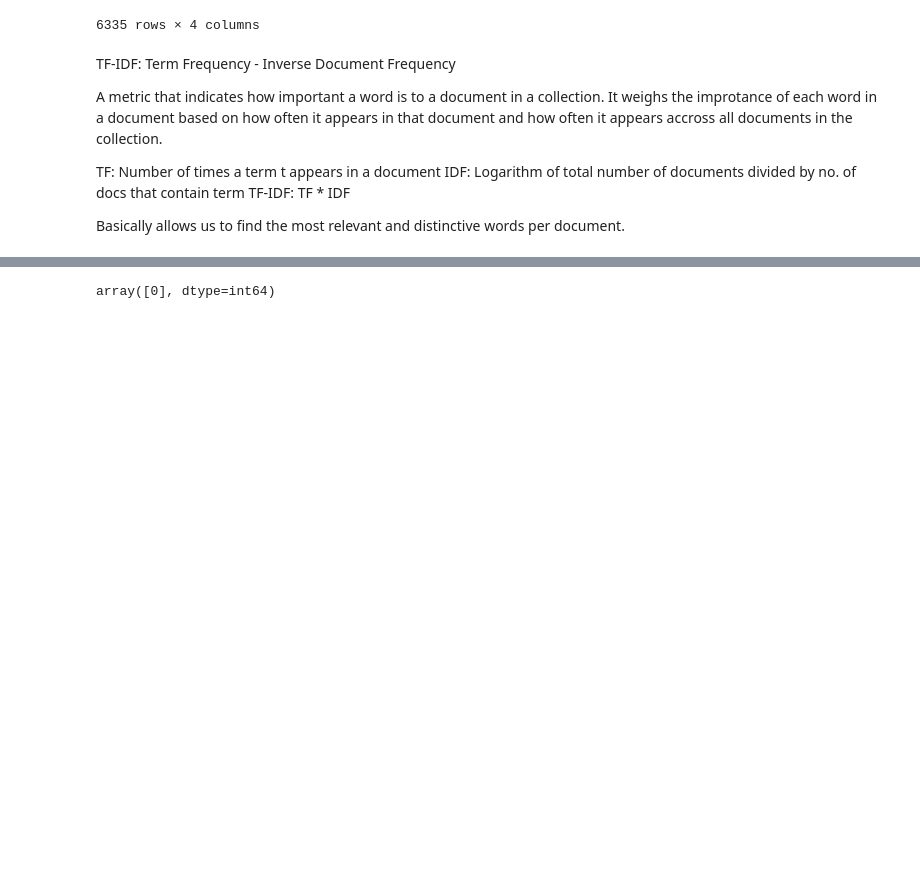
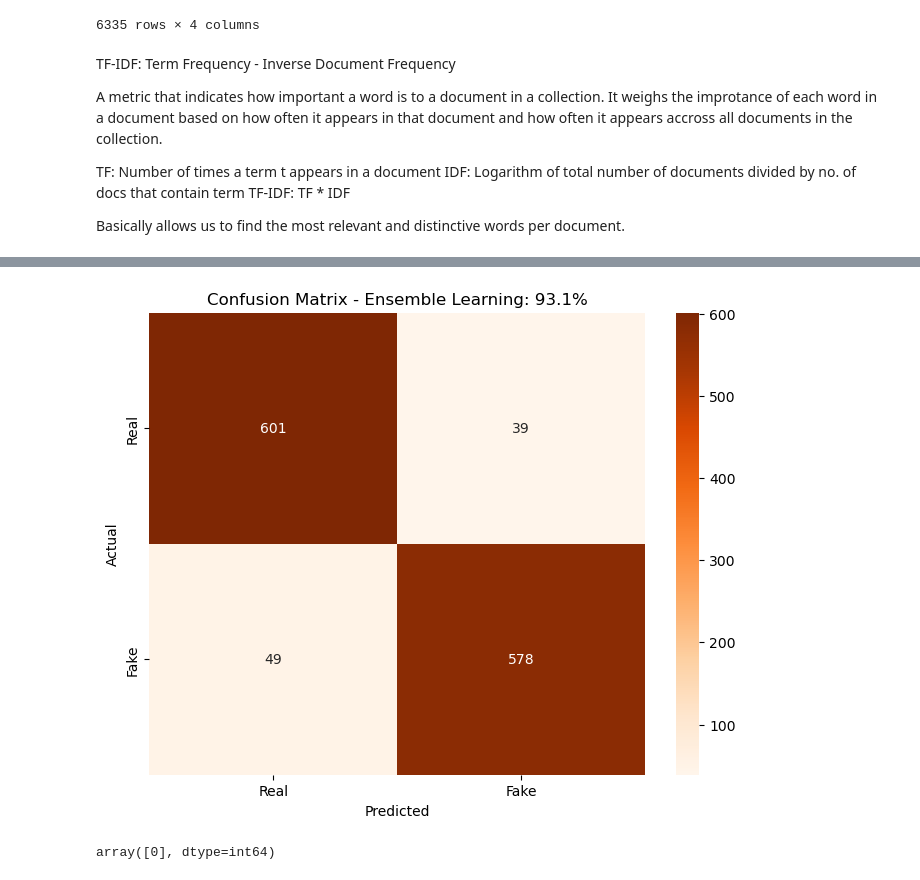
Before and after one commit to SharmaArpit956/Fake-News-Detection, a Jupyter notebook: Fake News Detection.ipynb, the cells around one changed output, grey strips where cells are left out. Saved outputs shown, nothing was run; the diff lists cells and outputs as text; code cells hidden in the pictures; blank space fills up the shorter version.

```diff
--- a/Fake News Detection.ipynb
+++ b/Fake News Detection.ipynb
@@ -106,3 +162,16 @@ clf.score(X_test_vectorized, y_test)
+# %%
+from sklearn.ensemble import VotingClassifier
+
+# Create a list of tuples for the estimators
+estimators = [('naive_bayes', nb_clf), ('random_forest', rf_clf), ('svm', svc_clf)]
+# Create the ensemble model
+ensemble = VotingClassifier(estimators, voting='hard')
+ensemble.fit(X_train_vectorized, y_train)
+ensemble_accuracy = ensemble.score(X_test_vectorized, y_test)
+predictions = ensemble.predict(X_test_vectorized)
+draw_confuion_matrix("Ensemble Learning",'Oranges',ensemble_accuracy, y_test,predictions)
+# %% [output]
+[figure, added]
 # %%
 article_text = X_test.iloc[10]
 vectorized_text = vectorizer.transform([article_text])
```
Also changed, not shown: parts of 10 cells of this notebook, 1 other file.
